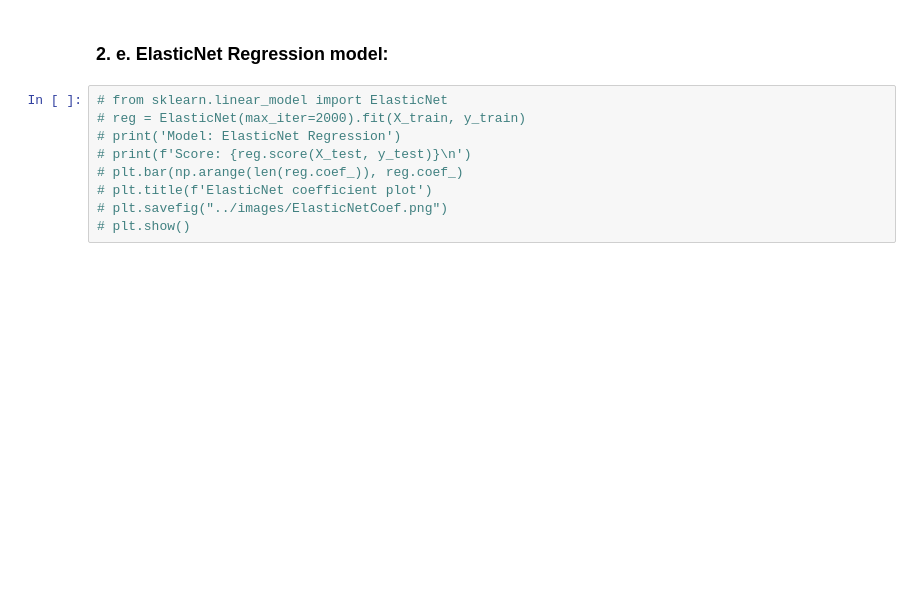
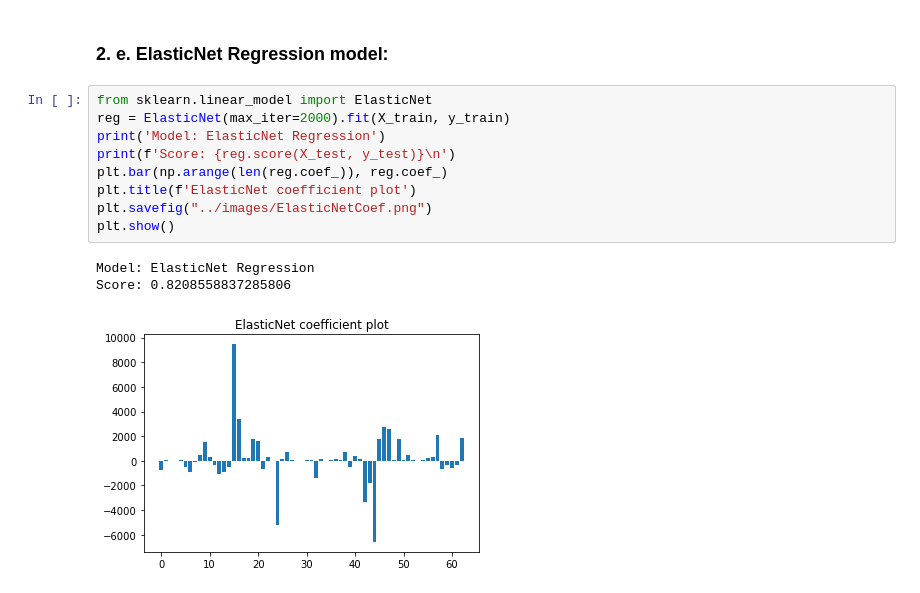
Before and after one commit to NKS8/California-Housing-Price-Predictor, a Jupyter notebook: static/data/housing.ipynb, the cells around one changed output. Saved outputs shown, nothing was run; the diff lists cells and outputs as text; blank space fills up the shorter version.

Commit message:
ElasticNet model tested, its score is checked, and coefficientsa are plotted.

```diff
--- a/static/data/housing.ipynb
+++ b/static/data/housing.ipynb
@@ -321,11 +321,15 @@ Score: 0.8305084457719771
 # %% [markdown]
 ### 2. e. ElasticNet Regression model:
 # %%
-# from sklearn.linear_model import ElasticNet
-# reg = ElasticNet(max_iter=2000).fit(X_train, y_train)
-# print('Model: ElasticNet Regression')
-# print(f'Score: {reg.score(X_test, y_test)}\n')
-# plt.bar(np.arange(len(reg.coef_)), reg.coef_)
-# plt.title(f'ElasticNet coefficient plot')
-# plt.savefig("../images/ElasticNetCoef.png")
-# plt.show()
+from sklearn.linear_model import ElasticNet
+reg = ElasticNet(max_iter=2000).fit(X_train, y_train)
+print('Model: ElasticNet Regression')
+print(f'Score: {reg.score(X_test, y_test)}\n')
+plt.bar(np.arange(len(reg.coef_)), reg.coef_)
+plt.title(f'ElasticNet coefficient plot')
+plt.savefig("../images/ElasticNetCoef.png")
+plt.show()
+# %% [output]
+Model: ElasticNet Regression
+Score: 0.8208558837285806
+[figure, added]
```
